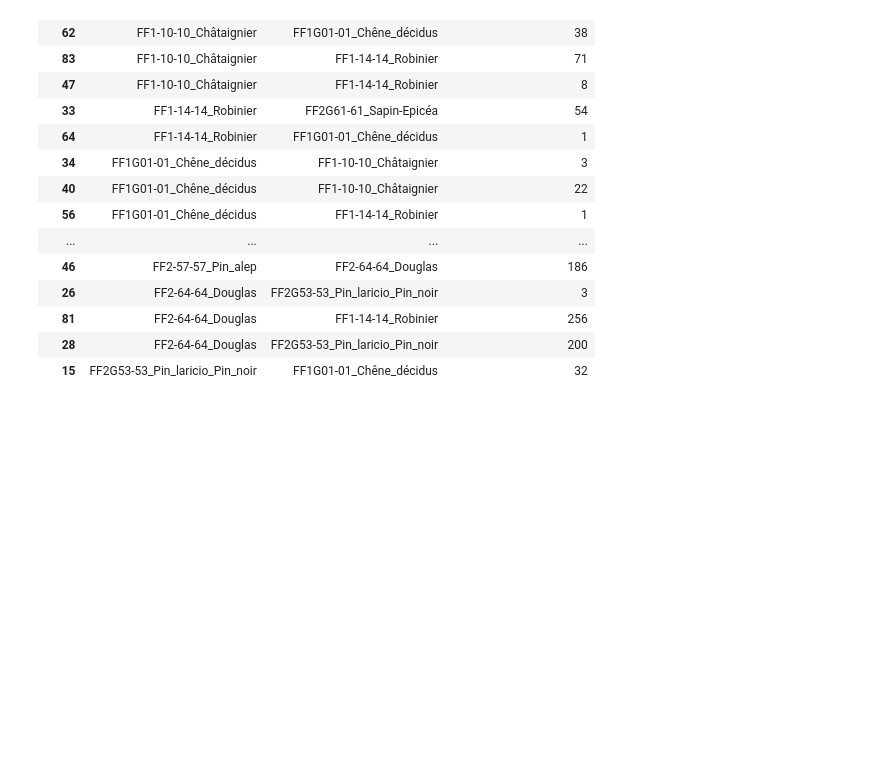
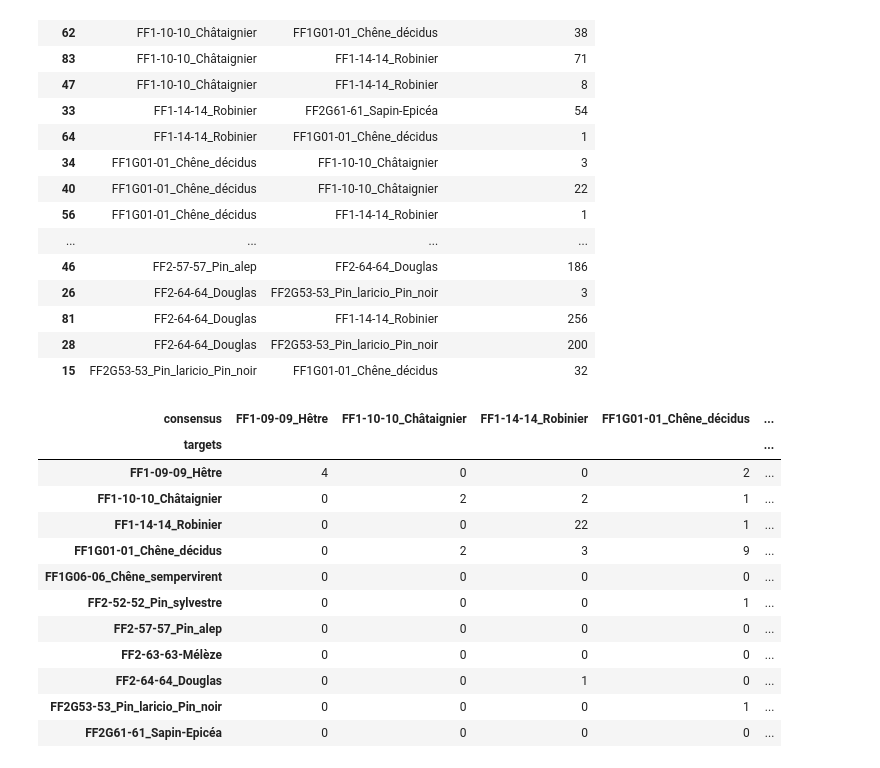
Before and after one commit to IGNF/myria3d, a Jupyter notebook: PureForestID-prediction-by-polygon.ipynb, the cells around one changed output. Drawn from its saved outputs; the diff is of its cells as text; code cells hidden in the pictures; blank space fills up the shorter version.

```diff
--- a/PureForestID-prediction-by-polygon.ipynb
+++ b/PureForestID-prediction-by-polygon.ipynb
@@ -170,3 +171,23 @@ non_accurates[["targets","consensus","num_patches_in_polygon"]]
 | 81 | FF2-64-64_Douglas | FF1-14-14_Robinier | 256 |
 | 28 | FF2-64-64_Douglas | FF2G53-53_Pin_laricio_Pin_noir | 200 |
 | 15 | FF2G53-53_Pin_laricio_Pin_noir | FF1G01-01_Chêne_décidus | 32 |
+# %%
+# Confusion matrix at polygon level
+reverse_mapping = {v:k for k,v in mapping.items()}
+counts = pivot.groupby(["targets","consensus"]).size().reset_index().rename(columns={0:"count"})
+cm = counts.pivot(index="targets",columns="consensus",values="count").fillna(0).astype(int)
+cm
+# %% [output]
+| consensus | FF1-09-09_Hêtre | FF1-10-10_Châtaignier | FF1-14-14_Robinier | FF1G01-01_Chêne_décidus | ... |
+| targets |  |  |  |  | ... |
+| FF1-09-09_Hêtre | 4 | 0 | 0 | 2 | ... |
+| FF1-10-10_Châtaignier | 0 | 2 | 2 | 1 | ... |
+| FF1-14-14_Robinier | 0 | 0 | 22 | 1 | ... |
+| FF1G01-01_Chêne_décidus | 0 | 2 | 3 | 9 | ... |
+| FF1G06-06_Chêne_sempervirent | 0 | 0 | 0 | 0 | ... |
+| FF2-52-52_Pin_sylvestre | 0 | 0 | 0 | 1 | ... |
+| FF2-57-57_Pin_alep | 0 | 0 | 0 | 0 | ... |
+| FF2-63-63-Mélèze | 0 | 0 | 0 | 0 | ... |
+| FF2-64-64_Douglas | 0 | 0 | 1 | 0 | ... |
+| FF2G53-53_Pin_laricio_Pin_noir | 0 | 0 | 0 | 1 | ... |
+| FF2G61-61_Sapin-Epicéa | 0 | 0 | 0 | 0 | ... |
```
Also changed, not shown: parts of 3 cells of this notebook.
